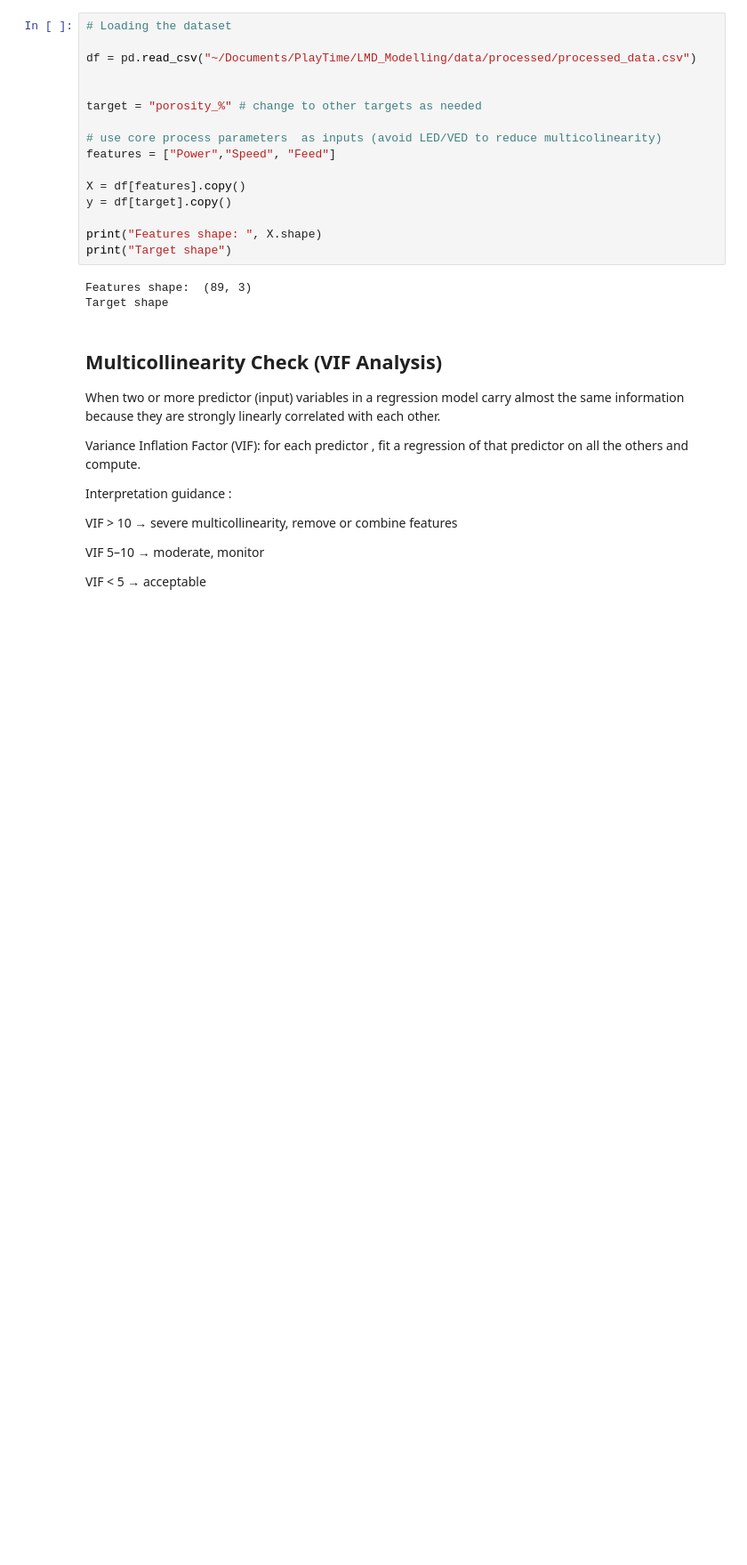
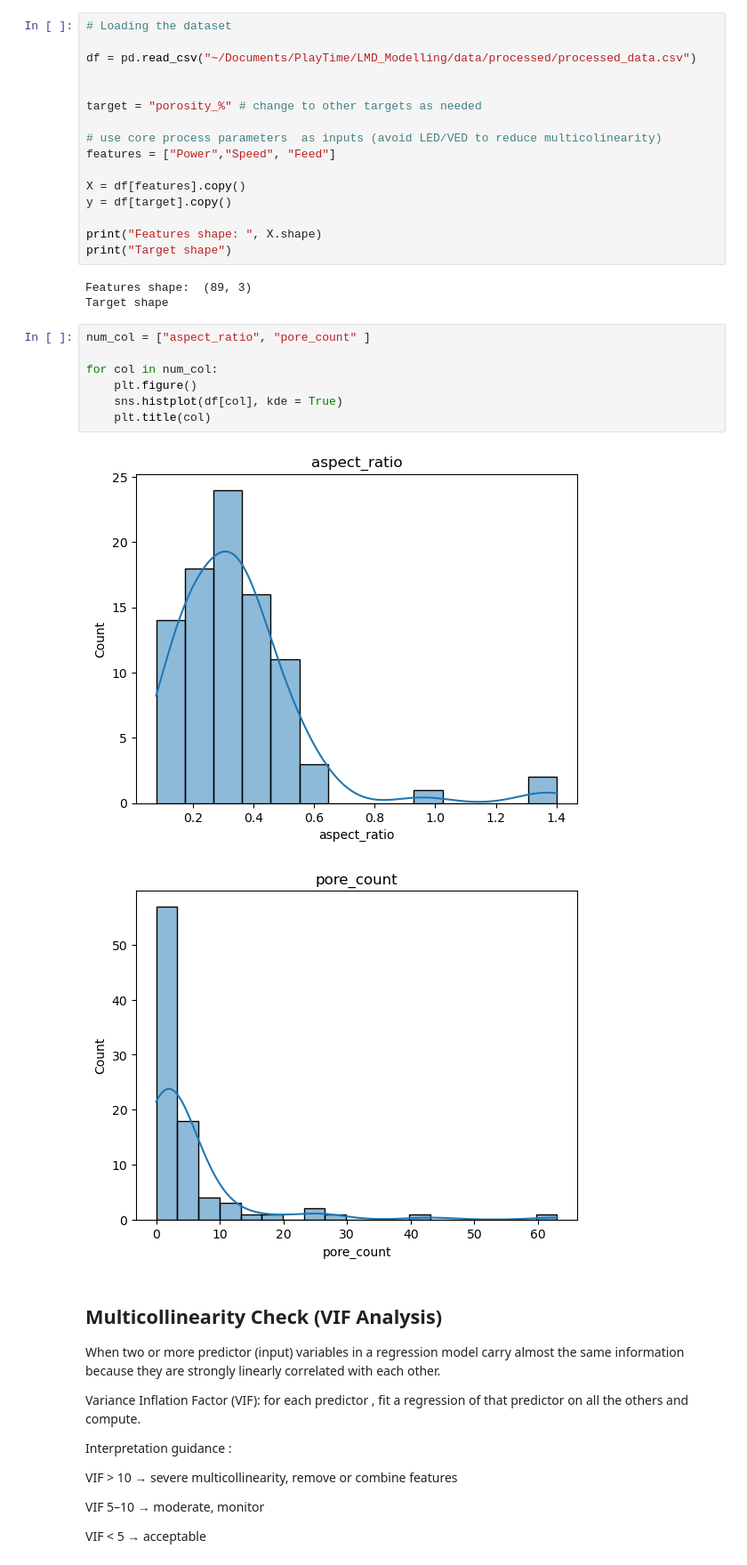
Before and after one commit to LALAPILANE197/LMD_Modelling, a Jupyter notebook: notebooks/02_modelling_lr.ipynb, the cells around one changed output. Shown at 89% size. Cells and saved outputs as stored; diff of their text form; blank space fills up the shorter version.

```diff
--- a/notebooks/02_modelling_lr.ipynb
+++ b/notebooks/02_modelling_lr.ipynb
@@ -42,6 +42,16 @@ print("Target shape")
 # %% [output]
 Features shape:  (89, 3)
 Target shape
+# %%
+num_col = ["aspect_ratio", "pore_count" ]
+
+for col in num_col:
+    plt.figure()
+    sns.histplot(df[col], kde = True)
+    plt.title(col)
+# %% [output]
+[figure, added]
+[figure, added]
 # %% [markdown]
 ## Multicollinearity Check (VIF Analysis)
 When two or more predictor (input) variables in a regression model carry almost the same information because they are strongly linearly correlated with each other.
```
Also changed, not shown: 8 other files.
